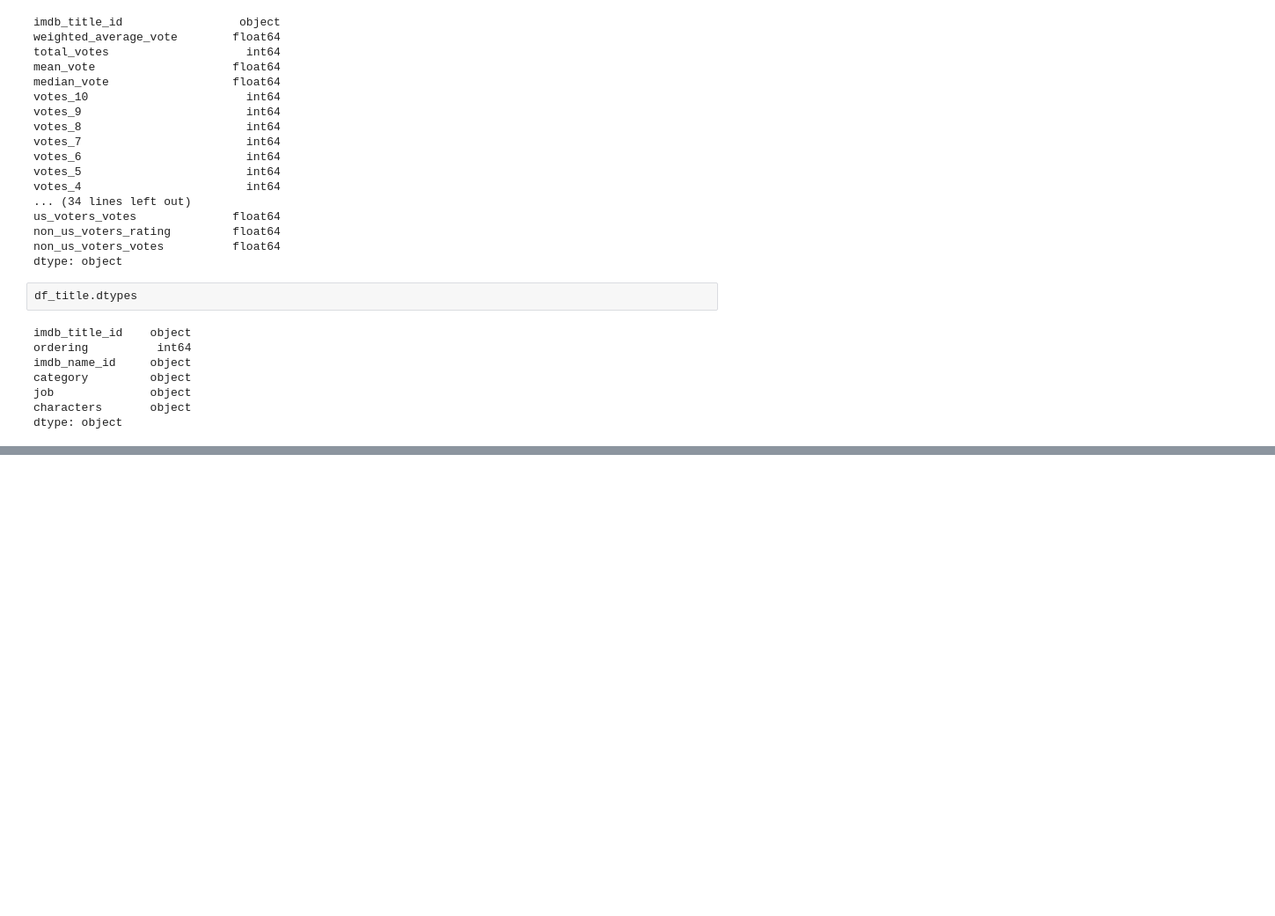
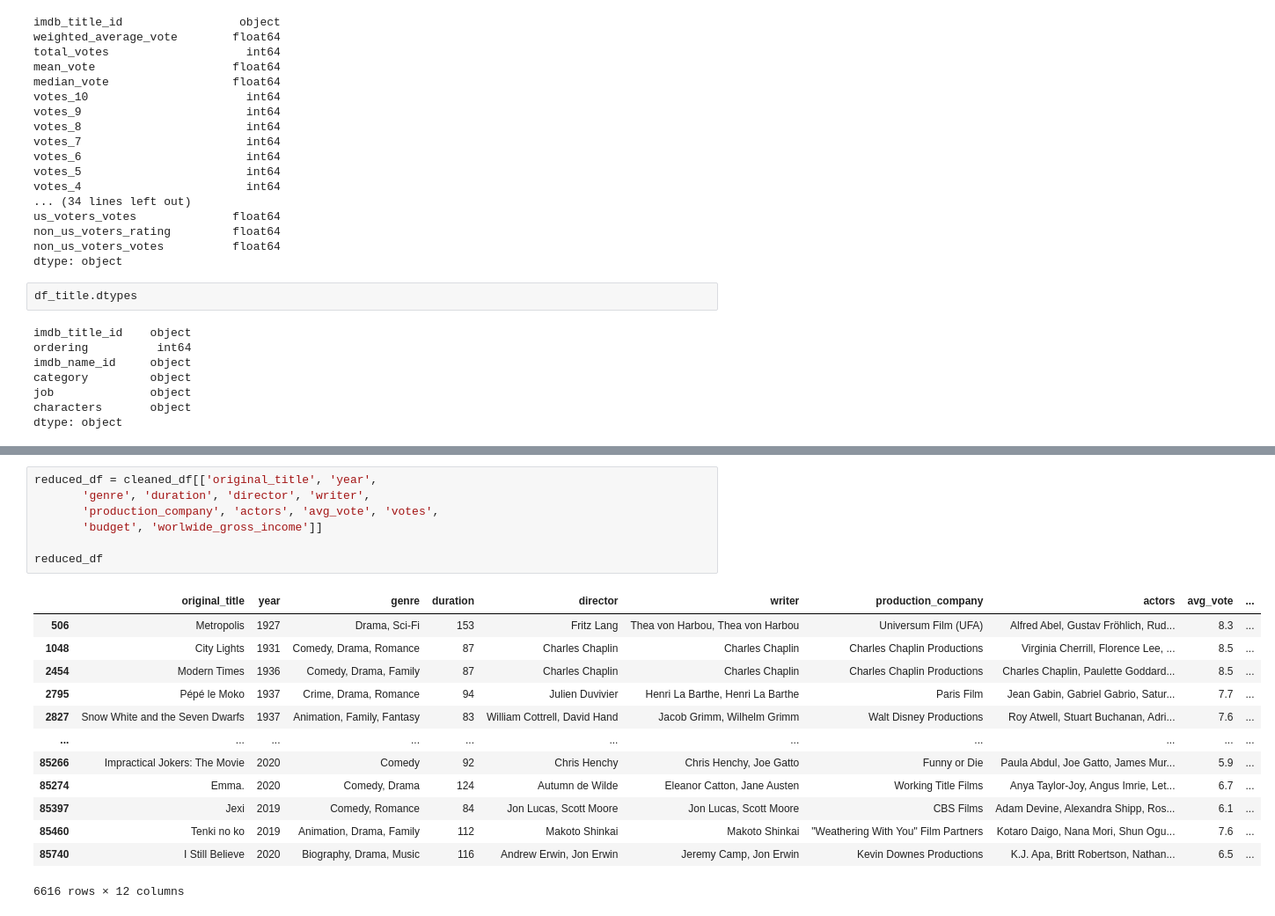
Before and after one commit to qizhengyaoyao/Final-project, a Jupyter notebook: 01_data_wrangling.ipynb, the cells around one changed output, grey strips where cells are left out. Shown: that part at 88% size. Drawn from its saved outputs; the diff is of its cells as text; blank space fills up the shorter version.

```diff
--- a/01_data_wrangling.ipynb
+++ b/01_data_wrangling.ipynb
@@ -86,0 +114,21 @@ dtype: object
+# %%
+reduced_df = cleaned_df[['original_title', 'year',
+       'genre', 'duration', 'director', 'writer',
+       'production_company', 'actors', 'avg_vote', 'votes',
+       'budget', 'worlwide_gross_income']]
+
+reduced_df
+# %% [output]
+|  | original_title | year | genre | duration | director | writer | production_company | actors | avg_vote | ... |
+| 506 | Metropolis | 1927 | Drama, Sci-Fi | 153 | Fritz Lang | Thea von Harbou, Thea von Harbou | Universum Film (UFA) | Alfred Abel, Gustav Fröhlich, Rud... | 8.3 | ... |
+| 1048 | City Lights | 1931 | Comedy, Drama, Romance | 87 | Charles Chaplin | Charles Chaplin | Charles Chaplin Productions | Virginia Cherrill, Florence Lee, ... | 8.5 | ... |
+| 2454 | Modern Times | 1936 | Comedy, Drama, Family | 87 | Charles Chaplin | Charles Chaplin | Charles Chaplin Productions | Charles Chaplin, Paulette Goddard... | 8.5 | ... |
+| 2795 | Pépé le Moko | 1937 | Crime, Drama, Romance | 94 | Julien Duvivier | Henri La Barthe, Henri La Barthe | Paris Film | Jean Gabin, Gabriel Gabrio, Satur... | 7.7 | ... |
+| 2827 | Snow White and the Seven Dwarfs | 1937 | Animation, Family, Fantasy | 83 | William Cottrell, David Hand | Jacob Grimm, Wilhelm Grimm | Walt Disney Productions | Roy Atwell, Stuart Buchanan, Adri... | 7.6 | ... |
+| ... | ... | ... | ... | ... | ... | ... | ... | ... | ... | ... |
+| 85266 | Impractical Jokers: The Movie | 2020 | Comedy | 92 | Chris Henchy | Chris Henchy, Joe Gatto | Funny or Die | Paula Abdul, Joe Gatto, James Mur... | 5.9 | ... |
+| 85274 | Emma. | 2020 | Comedy, Drama | 124 | Autumn de Wilde | Eleanor Catton, Jane Austen | Working Title Films | Anya Taylor-Joy, Angus Imrie, Let... | 6.7 | ... |
+| 85397 | Jexi | 2019 | Comedy, Romance | 84 | Jon Lucas, Scott Moore | Jon Lucas, Scott Moore | CBS Films | Adam Devine, Alexandra Shipp, Ros... | 6.1 | ... |
+| 85460 | Tenki no ko | 2019 | Animation, Drama, Family | 112 | Makoto Shinkai | Makoto Shinkai | "Weathering With You" Film Partners | Kotaro Daigo, Nana Mori, Shun Ogu... | 7.6 | ... |
+| 85740 | I Still Believe | 2020 | Biography, Drama, Music | 116 | Andrew Erwin, Jon Erwin | Jeremy Camp, Jon Erwin | Kevin Downes Productions | K.J. Apa, Britt Robertson, Nathan... | 6.5 | ... |
+6616 rows × 12 columns
```
Also changed, not shown: parts of 3 cells of this notebook.
